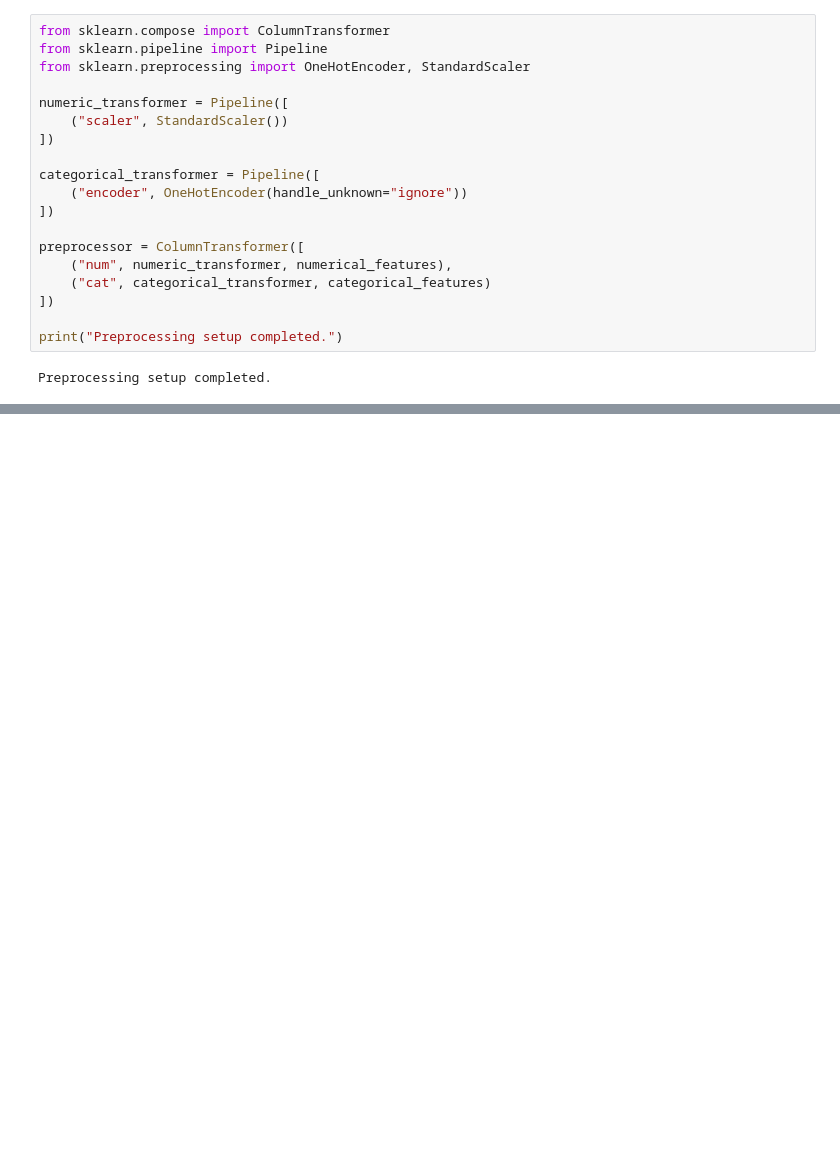
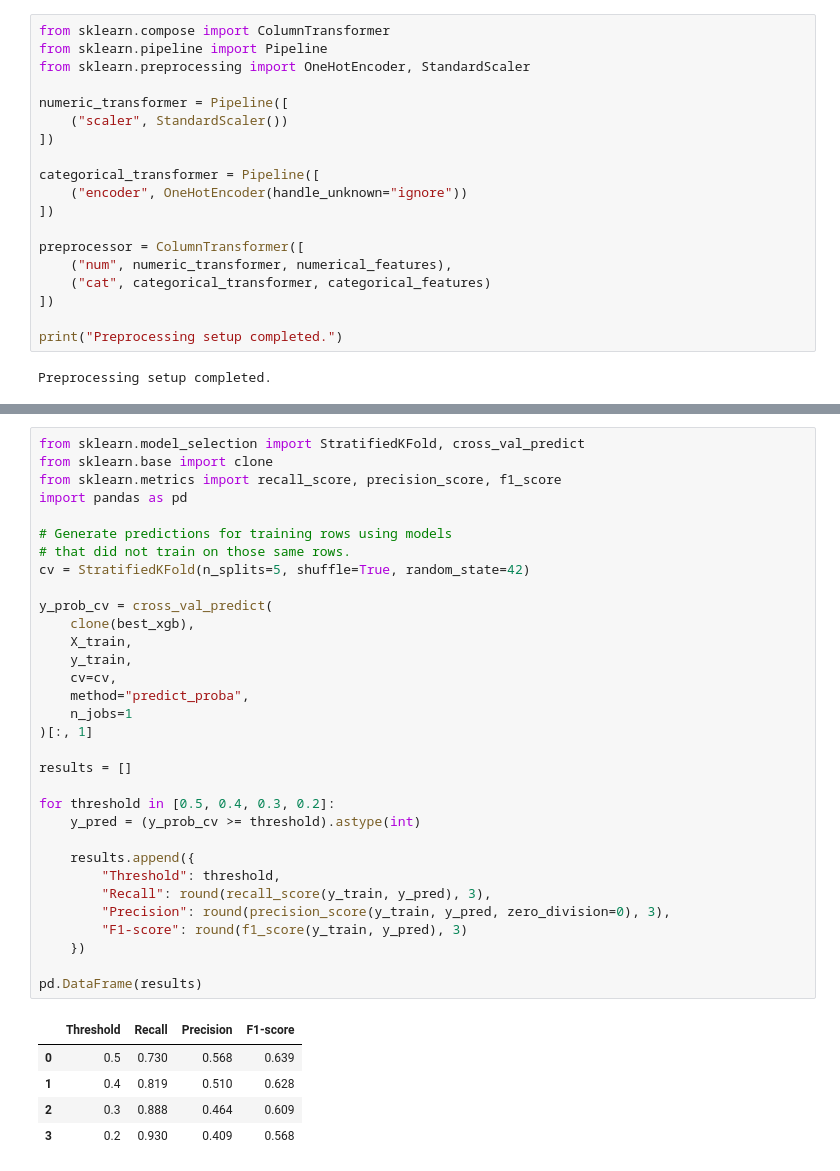
Before and after one commit to Meetkansara06/ChurnIQ, a Jupyter notebook: Telecom.ipynb, the cells around one changed output, grey strips where cells are left out. Saved outputs shown, nothing was run; the diff lists cells and outputs as text; blank space fills up the shorter version.

```diff
--- a/Telecom.ipynb
+++ b/Telecom.ipynb
@@ -441,0 +1087,38 @@ Preprocessing setup completed.
+# %%
+from sklearn.model_selection import StratifiedKFold, cross_val_predict
+from sklearn.base import clone
+from sklearn.metrics import recall_score, precision_score, f1_score
+import pandas as pd
+
+# Generate predictions for training rows using models
+# that did not train on those same rows.
+cv = StratifiedKFold(n_splits=5, shuffle=True, random_state=42)
+
+y_prob_cv = cross_val_predict(
+    clone(best_xgb),
+    X_train,
+    y_train,
+    cv=cv,
+    method="predict_proba",
+    n_jobs=1
+)[:, 1]
+
+results = []
+
+for threshold in [0.5, 0.4, 0.3, 0.2]:
+    y_pred = (y_prob_cv >= threshold).astype(int)
+
+    results.append({
+        "Threshold": threshold,
+        "Recall": round(recall_score(y_train, y_pred), 3),
+        "Precision": round(precision_score(y_train, y_pred, zero_division=0), 3),
+        "F1-score": round(f1_score(y_train, y_pred), 3)
+    })
+
+pd.DataFrame(results)
+# %% [output]
+|  | Threshold | Recall | Precision | F1-score |
+| 0 | 0.5 | 0.730 | 0.568 | 0.639 |
+| 1 | 0.4 | 0.819 | 0.510 | 0.628 |
+| 2 | 0.3 | 0.888 | 0.464 | 0.609 |
+| 3 | 0.2 | 0.930 | 0.409 | 0.568 |
```
Also changed, not shown: parts of 18 cells of this notebook, 2 other files.
